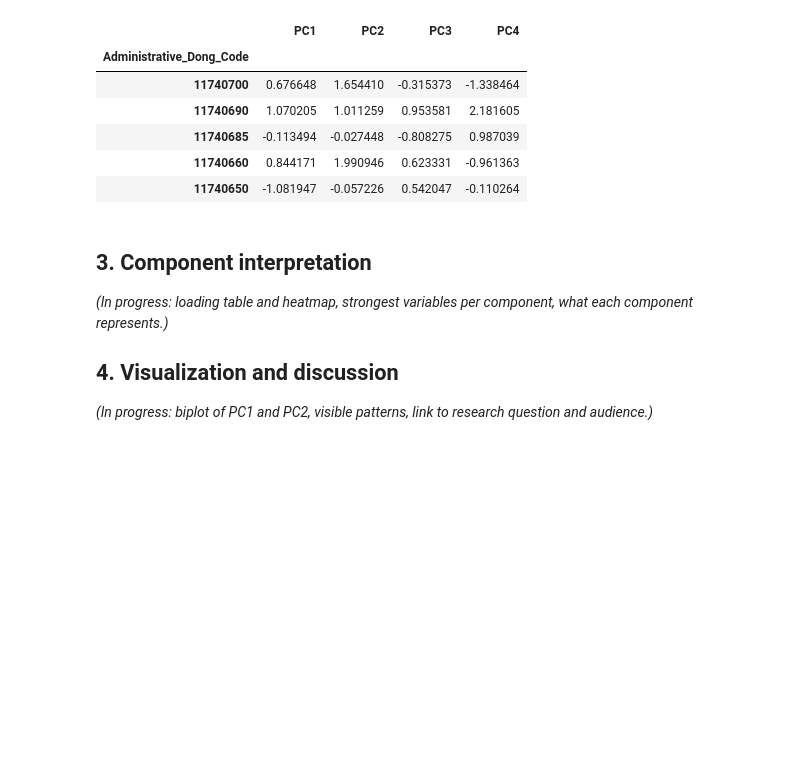
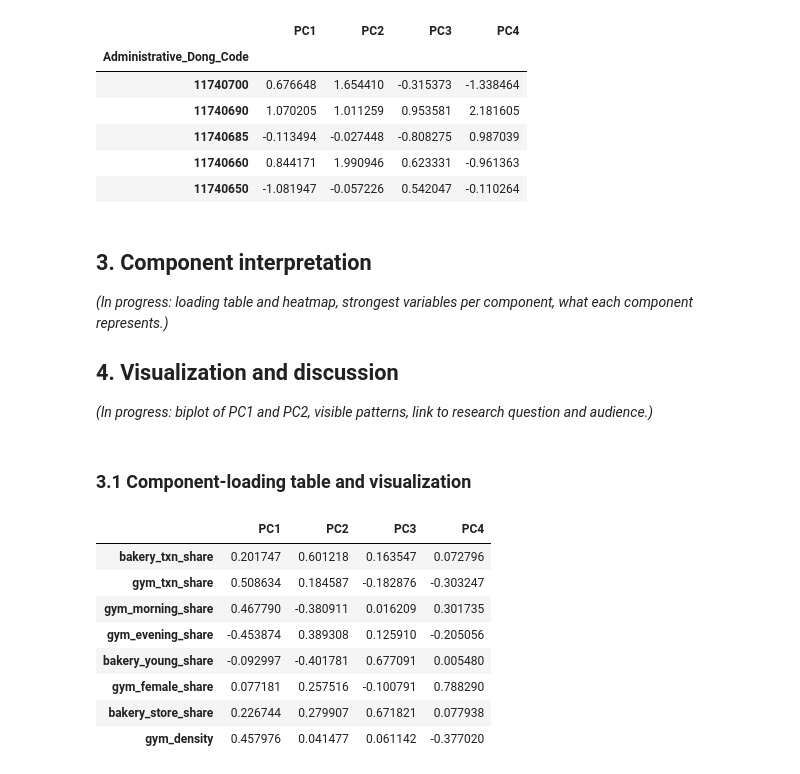
Before and after one commit to Aka-Santi/do-you-even-loaf, a Jupyter notebook: notebooks/02_pca.ipynb, the cells around one changed output. Drawn from its saved outputs; the diff is of its cells as text; code cells hidden in the pictures; blank space fills up the shorter version.

```diff
--- a/notebooks/02_pca.ipynb
+++ b/notebooks/02_pca.ipynb
@@ -271,3 +277,17 @@ Saved: ../data/processed/pca_loadings.csv (8, 4)
 ## 4. Visualization and discussion
 
 *(In progress: biplot of PC1 and PC2, visible patterns, link to research question and audience.)*
+# %% [markdown]
+### 3.1 Component-loading table and visualization
+# %%
+loadings
+# %% [output]
+|  | PC1 | PC2 | PC3 | PC4 |
+| bakery_txn_share | 0.201747 | 0.601218 | 0.163547 | 0.072796 |
+| gym_txn_share | 0.508634 | 0.184587 | -0.182876 | -0.303247 |
+| gym_morning_share | 0.467790 | -0.380911 | 0.016209 | 0.301735 |
+| gym_evening_share | -0.453874 | 0.389308 | 0.125910 | -0.205056 |
+| bakery_young_share | -0.092997 | -0.401781 | 0.677091 | 0.005480 |
+| gym_female_share | 0.077181 | 0.257516 | -0.100791 | 0.788290 |
+| bakery_store_share | 0.226744 | 0.279907 | 0.671821 | 0.077938 |
+| gym_density | 0.457976 | 0.041477 | 0.061142 | -0.377020 |
```
Also changed, not shown: parts of 16 cells of this notebook, 7 other files.
